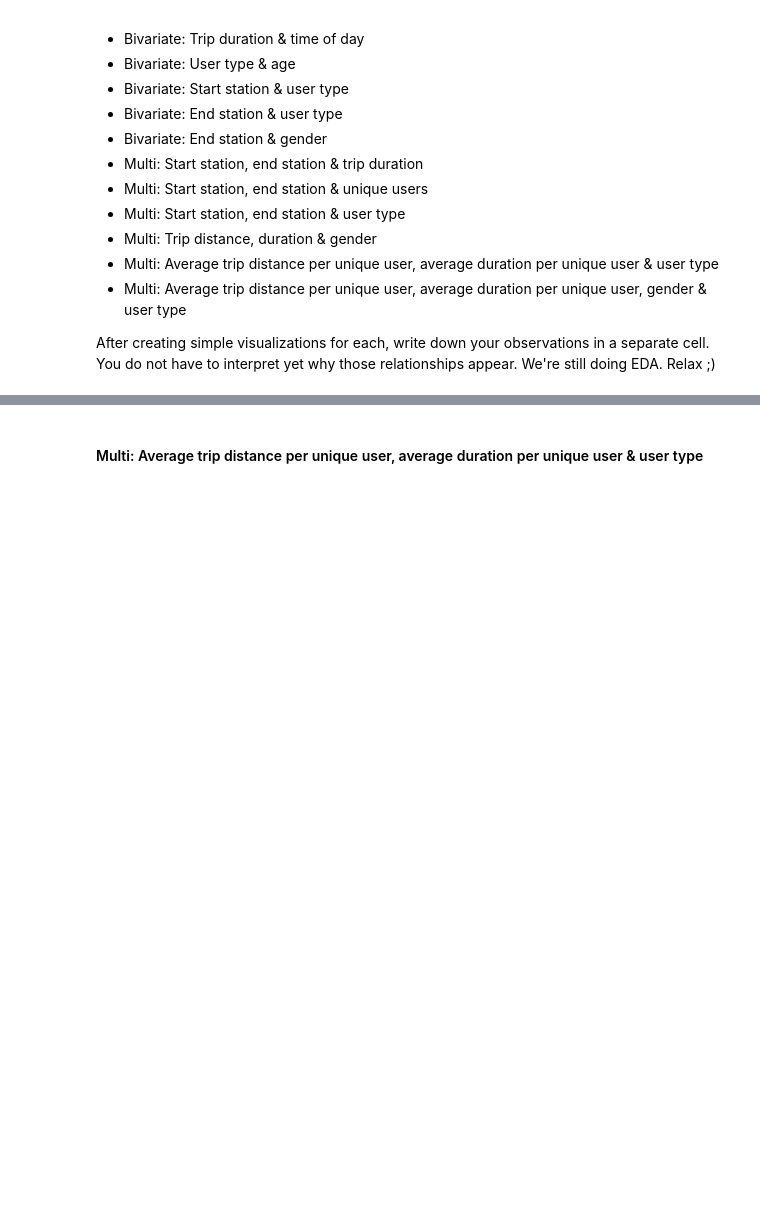
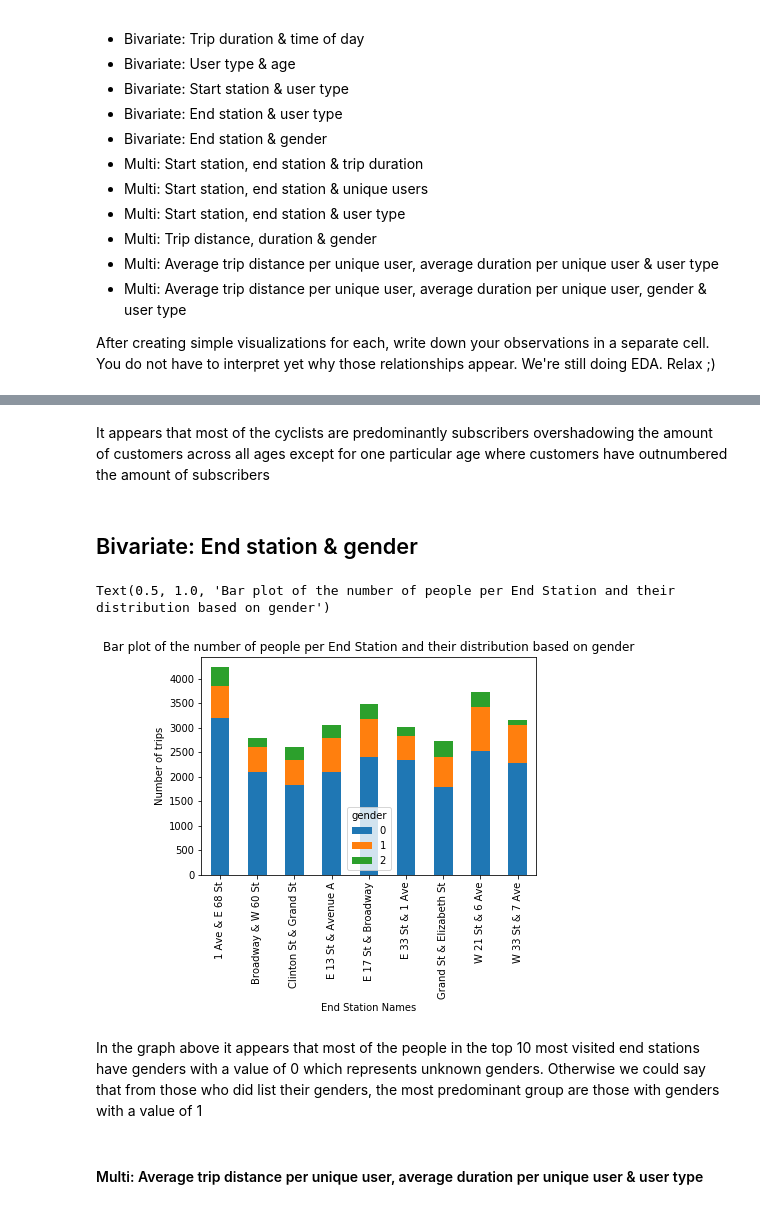
Before and after one commit to lexcyman/datasci-eda, a Jupyter notebook: EDA-exercise.ipynb, the cells around one changed output, grey strips where cells are left out. Drawn from its saved outputs; the diff is of its cells as text; code cells hidden in the pictures; blank space fills up the shorter version.

```diff
--- a/EDA-exercise.ipynb
+++ b/EDA-exercise.ipynb
@@ -603,3 +615,19 @@ After creating simple visualizations for each, write down your observations in a
+# %% [markdown]
+It appears that most of the cyclists are predominantly subscribers overshadowing the amount of customers across all ages except for one particular age where customers have outnumbered the amount of subscribers
+# %% [markdown]
+## Bivariate: End station & gender
+# %%
+test2=data[(data["end station name"]=="1 Ave & E 68 St")|(data["end station name"]=="W 21 St & 6 Ave")|(data["end station name"]=="E 17 St & Broadway")|(data["end station name"]=="W 33 St & 7 Ave")|(data["end station name"]=="E 13 St & Avenue A")|(data["end station name"]=="E 33 St & 1 Ave")|(data["end station name"]=="Broadway & W 60 St")|(data["end station name"]=="Grand St & Elizabeth St")|(data["end station name"]=="Perishing Square North")|(data["end station name"]=="Clinton St & Grand St")]
+# test2.head()
+test=test2.groupby(['end station name', 'gender']).size().unstack().plot(kind='bar', stacked='True')
+plt.xlabel('End Station Names')
+plt.ylabel('Number of trips')
+plt.title('Bar plot of the number of people per End Station and their distribution based on gender')
+# %% [output]
+Text(0.5, 1.0, 'Bar plot of the number of people per End Station and their distribution based on gender')
+[figure, added]
+# %% [markdown]
+In the graph above it appears that most of the people in the top 10 most visited end stations have genders with a value of 0 which represents unknown genders. Otherwise we could say that from those who did list their genders, the most predominant group are those with genders with a value of 1
 # %% [markdown]
 #### Multi: Average trip distance per unique user, average duration per unique user & user type
 # %%
```
Also changed, not shown: parts of 2 cells of this notebook.
